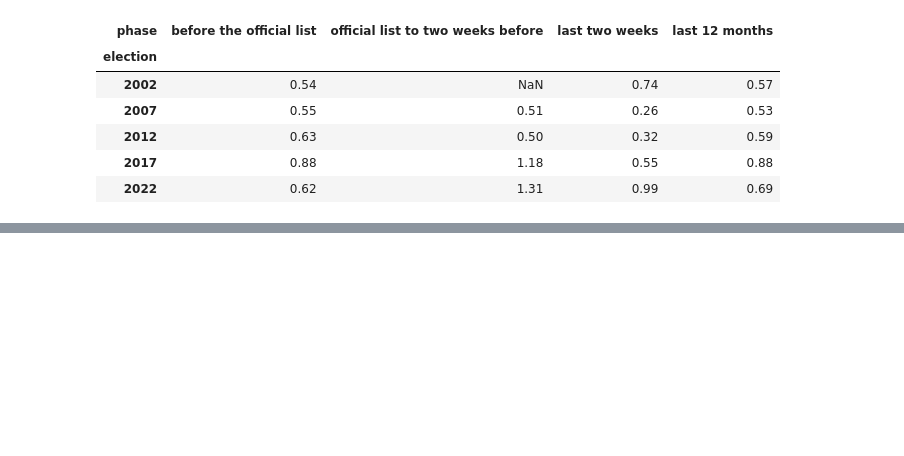
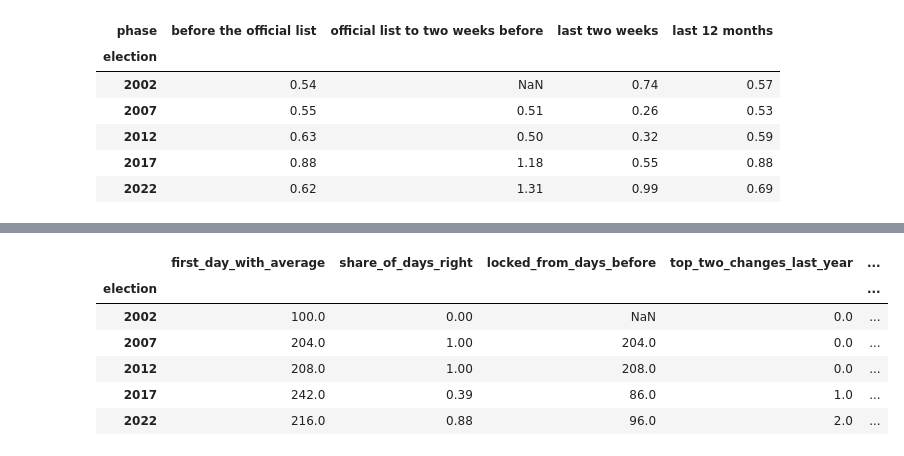
Before and after one commit to clarasalas/strategic-voting-polls-2RS, a Jupyter notebook: notebooks/05_polls_descriptive.ipynb, the cells around one changed output, grey strips where cells are left out. Saved outputs shown, nothing was run; the diff lists cells and outputs as text; code cells hidden in the pictures; blank space fills up the shorter version.

```diff
--- a/notebooks/05_polls_descriptive.ipynb
+++ b/notebooks/05_polls_descriptive.ipynb
@@ -271,0 +336,36 @@ volatility
+# %%
+avg = traj.dropna(subset=["mean"]).copy()
+avg["rank"] = avg.groupby(["election", "days_before"])["mean"].rank(ascending=False, method="first")
+daily = avg.pivot_table(index=["election", "days_before"], columns="rank", values="slot", aggfunc="first")
+daily = daily[[1.0, 2.0, 3.0, 4.0]].rename(columns=lambda r: f"rank_{int(r)}").reset_index()
+daily["right_pair"] = [frozenset((a, b)) == pair[e] for e, a, b in zip(daily["election"], daily["rank_1"], daily["rank_2"])]
+
+def changes(d, cols):
+    key = d[cols].apply(frozenset, axis=1)
+    return int((key != key.shift()).iloc[1:].sum())
+
+def summary(g):
+    g = g.sort_values("days_before", ascending=False)
+    wrong = g.loc[~g["right_pair"], "days_before"]
+    locked = (np.nan if g["right_pair"].iloc[-1] is False or not g["right_pair"].iloc[-1]
+              else int(wrong.min()) - 2 if len(wrong) else g["days_before"].max())
+    last60 = g[g["days_before"] <= 60]
+    return pd.Series({"first_day_with_average": g["days_before"].max(),
+                      "share_of_days_right": round(g["right_pair"].mean(), 2),
+                      "locked_from_days_before": locked,
+                      "top_two_changes_last_year": changes(g, ["rank_1", "rank_2"]),
+                      "top_two_changes_last_60_days": changes(last60, ["rank_1", "rank_2"]),
+                      "leader_changes_last_year": changes(g, ["rank_1"]),
+                      "leader_changes_last_60_days": changes(last60, ["rank_1"])})
+lockin = daily.groupby("election").apply(summary, include_groups=False)
+lockin["last_wrong_poll_days_before"] = ranked[ranked["top2"] != "right pair"].groupby("election")["days_before"].min()
+lockin.to_csv(TABLES / "ranks_lockin.csv")
+lockin
+# %% [output]
+|  | first_day_with_average | share_of_days_right | locked_from_days_before | top_two_changes_last_year | ... |
+| election |  |  |  |  | ... |
+| 2002 | 100.0 | 0.00 | NaN | 0.0 | ... |
+| 2007 | 204.0 | 1.00 | 204.0 | 0.0 | ... |
+| 2012 | 208.0 | 1.00 | 208.0 | 0.0 | ... |
+| 2017 | 242.0 | 0.39 | 86.0 | 1.0 | ... |
+| 2022 | 216.0 | 0.88 | 96.0 | 2.0 | ... |
```
Also changed, not shown: parts of 5 cells of this notebook, 3 other files.
